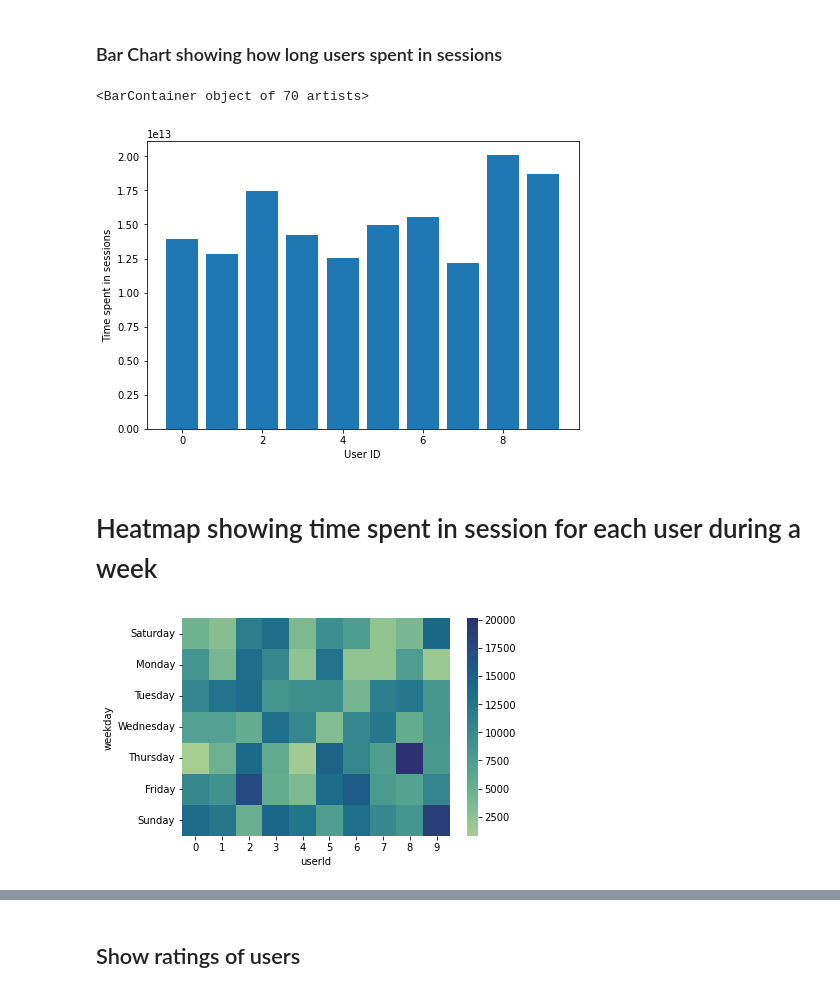
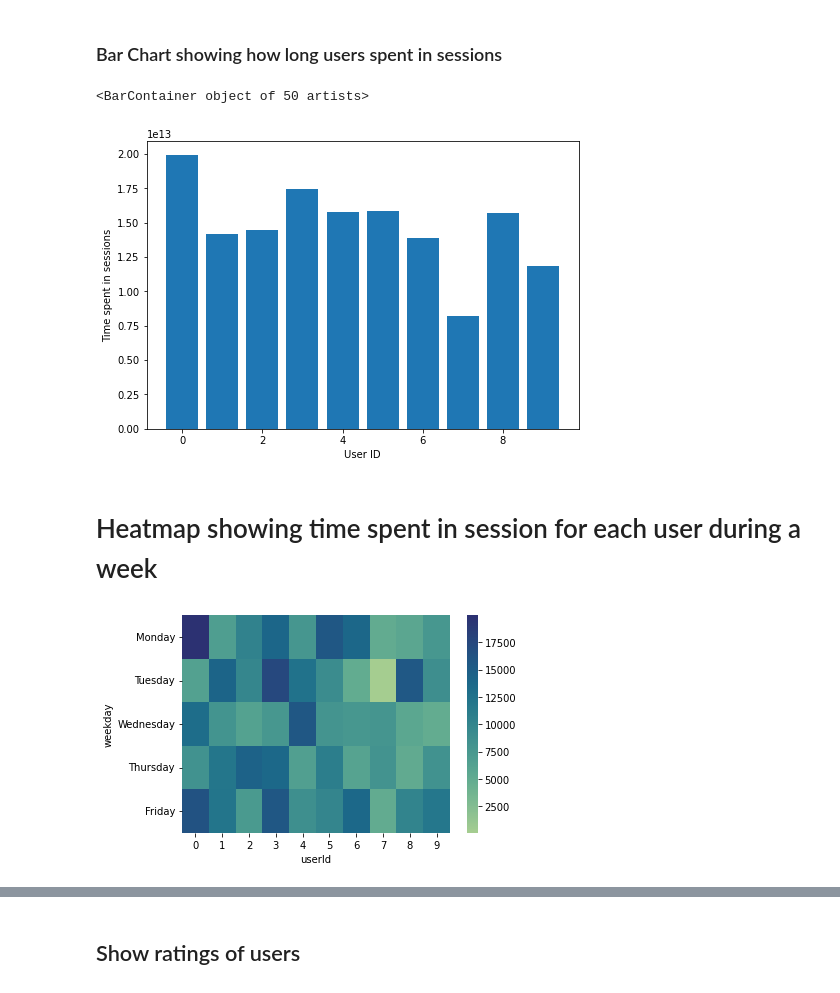
Before and after one commit to donutboy929/tictactAI, a Jupyter notebook: jupyter/visualise-a28-metrics/visualiser.ipynb, the cells around one changed output, grey strips where cells are left out. Saved outputs shown, nothing was run; the diff lists cells and outputs as text; code cells hidden in the pictures.

Commit message:
feat: can now view heatmap for different timeframes

```diff
--- a/jupyter/visualise-a28-metrics/visualiser.ipynb
+++ b/jupyter/visualise-a28-metrics/visualiser.ipynb
@@ -71,9 +72,8 @@ import sys
 !{sys.executable} -m pip install ipywidgets -q
 # %%
 import ipywidgets as widgets
-menu = widgets.Dropdown(
+menu_timeframe = widgets.Dropdown(
        options=['Day', 'Week', 'Month', 'Year', 'All Time'],
-       value='Week',
        description='Timeframe:')
-menu
+menu_timeframe
 # %% [output]
@@ -80,0 +85,15 @@ Dropdown(description='Timeframe:', index=1, options=('Day', 'Week', 'Month', 'Ye
+# %%
+today = dt.datetime.now()
+timeframe_ago = dt.datetime(1970, 1, 1)
+if menu_timeframe.value == 'Day':
+    timeframe_ago = dt.datetime(today.year, today.month, day=today.day)
+elif menu_timeframe.value == 'Week':
+    idx = (today.weekday() + 1) % 7 # MON = 0, SUN = 6 -> SUN = 0 .. SAT = 6
+    last_sun = today - dt.timedelta(7+idx-6)
+    timeframe_ago = dt.datetime(last_sun.year, last_sun.month, day=last_sun.day)
+elif menu_timeframe.value == 'Month':
+    timeframe_ago = dt.datetime(today.year, today.month, day=1)
+elif menu_timeframe.value == 'Year':
+    timeframe_ago = dt.datetime(today.year, 1, day=1)
+df_processed_timeframed = df_processed.drop(df_processed[df_processed.date < timeframe_ago.date()].index)
+df_processed_timeframed
@@ -84,0 +150,17 @@ menu.value
+# %%
+from pandas import DataFrame
+import seaborn as sns
+import time
+%matplotlib inline
+
+df_processed_timeframed['seconds'] = [d.total_seconds() for d in df_processed_timeframed['duration']]
+
+df_processed_groupedbyID = pd.DataFrame({'seconds' : df_processed_timeframed.groupby(['week_number', 'weekday'])['seconds'].sum()}).reset_index()
+
+df_heatmap = df_processed_groupedbyID.pivot(index='weekday', columns='week_number', values='seconds')
+df_heatmap.index = pd.CategoricalIndex(df_heatmap.index, categories= ['Saturday', 'Monday', 'Tuesday', 'Wednesday', 'Thursday', 'Friday', 'Sunday'])
+df_heatmap.sort_index(level=0, inplace=True)
+
+mask = df_heatmap.isnull()
+sns.heatmap(df_heatmap, annot=False, fmt="g", cmap='crest', mask=mask)
+plt.show()
@@ -110,30 +191,31 @@ fig = plt.figure()
 ax = fig.add_axes([0,0,1,1])
 ax.set_ylabel('Time spent in sessions')
 ax.set_xlabel('User ID')
-ax.bar(df_processed['userId'], df_processed['duration'])
+ax.bar(df_processed_timeframed['userId'], df_processed_timeframed['duration'])
 # %% [output]
-<BarContainer object of 70 artists>
+<BarContainer object of 50 artists>
-[figure, old version]
+[figure, new version]
 # %% [markdown]
 # Heatmap showing time spent in session for each user during a week
 # %%
 from pandas import DataFrame
 import seaborn as sns
 import time
 %matplotlib inline
 
-df_processed['seconds'] = [d.total_seconds() for d in df_processed['duration']]
+df_processed_timeframed['seconds'] = [d.total_seconds() for d in df_processed_timeframed['duration']]
 
-df_processed_groupedbyID = pd.DataFrame({'seconds' : df_processed.groupby(['userId', 'weekday'])['seconds'].sum()}).reset_index()
+df_processed_groupedbyID = pd.DataFrame({'seconds' : df_processed_timeframed.groupby(['userId', 'weekday'])['seconds'].sum()}).reset_index()
 
 df_heatmap = df_processed_groupedbyID.pivot(index='weekday', columns='userId', values='seconds')
 df_heatmap.index = pd.CategoricalIndex(df_heatmap.index, categories= ['Saturday', 'Monday', 'Tuesday', 'Wednesday', 'Thursday', 'Friday', 'Sunday'])
 df_heatmap.sort_index(level=0, inplace=True)
 
-sns.heatmap(df_heatmap, annot=False, fmt="g", cmap='crest')
+mask = df_heatmap.isnull()
+sns.heatmap(df_heatmap, annot=False, fmt="g", cmap='crest', mask=mask)
 plt.show()
 # %% [output]
-[figure, old version]
+[figure, new version]
 # %%
 df_processed_groupedbyID.head()
 # %% [output]
```
Also changed, not shown: parts of 31 cells of this notebook, 1 other file.
